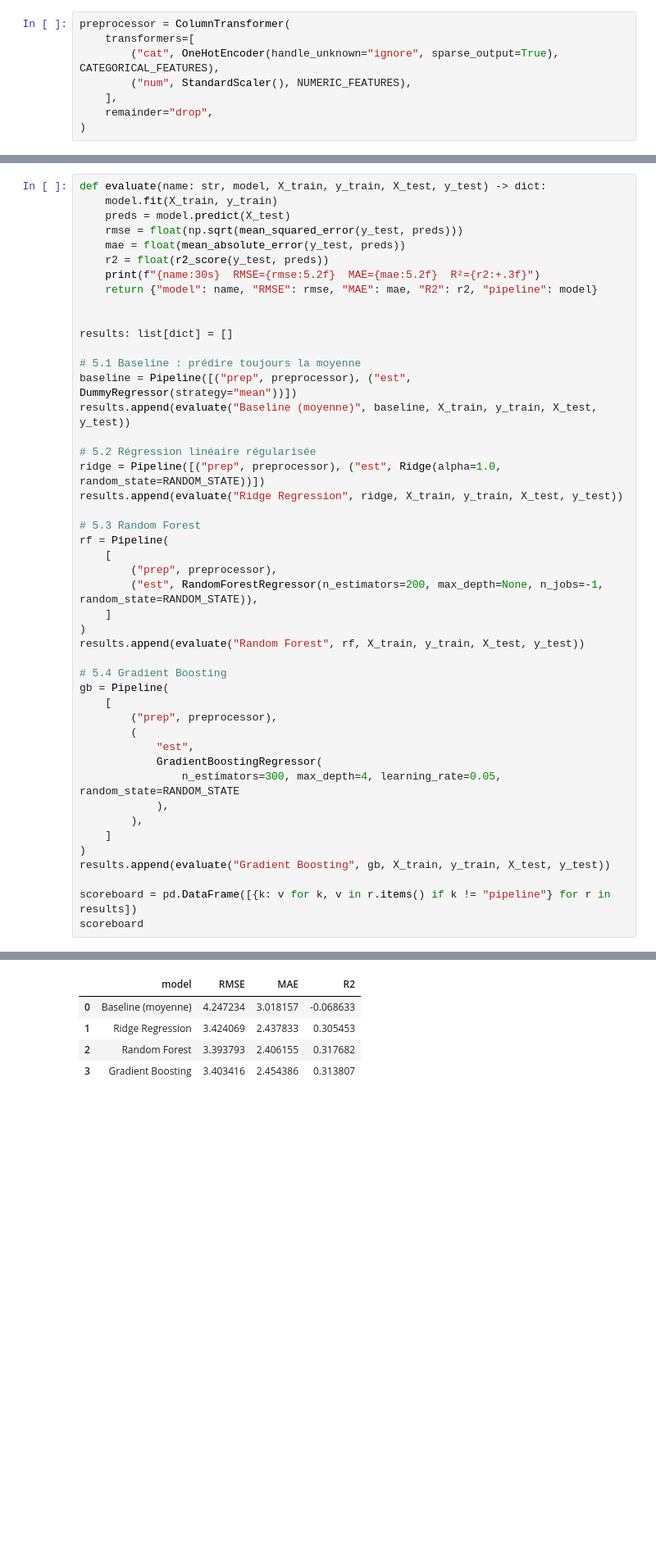
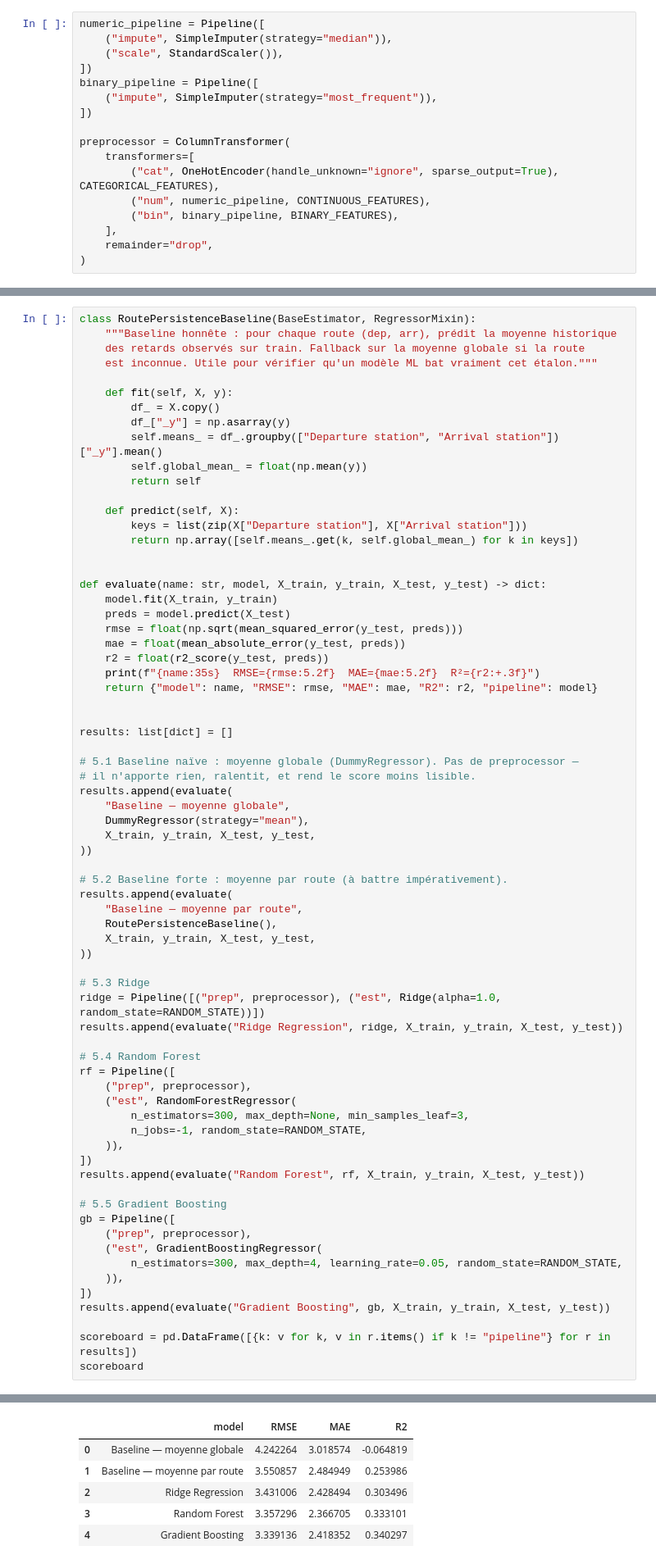
Before and after one commit to nilscam/Epitech-Tardis, a Jupyter notebook: tardis_model.ipynb, the cells around one changed output, grey strips where cells are left out. Shown at 82% size. Drawn from its saved outputs; the diff is of its cells as text; blank space fills up the shorter version.

```diff
--- a/tardis_model.ipynb
+++ b/tardis_model.ipynb
@@ -132,8 +159,17 @@ Cible test  : moyenne 7.02 min, écart-type 4.11 min
 # %%
+numeric_pipeline = Pipeline([
+    ("impute", SimpleImputer(strategy="median")),
+    ("scale", StandardScaler()),
+])
+binary_pipeline = Pipeline([
+    ("impute", SimpleImputer(strategy="most_frequent")),
+])
+
 preprocessor = ColumnTransformer(
     transformers=[
         ("cat", OneHotEncoder(handle_unknown="ignore", sparse_output=True), CATEGORICAL_FEATURES),
-        ("num", StandardScaler(), NUMERIC_FEATURES),
+        ("num", numeric_pipeline, CONTINUOUS_FEATURES),
+        ("bin", binary_pipeline, BINARY_FEATURES),
     ],
     remainder="drop",
 )
@@ -142,45 +178,69 @@ preprocessor = ColumnTransformer(
 # %%
+class RoutePersistenceBaseline(BaseEstimator, RegressorMixin):
+    """Baseline honnête : pour chaque route (dep, arr), prédit la moyenne historique
+    des retards observés sur train. Fallback sur la moyenne globale si la route
+    est inconnue. Utile pour vérifier qu'un modèle ML bat vraiment cet étalon."""
+
+    def fit(self, X, y):
+        df_ = X.copy()
+        df_["_y"] = np.asarray(y)
+        self.means_ = df_.groupby(["Departure station", "Arrival station"])["_y"].mean()
+        self.global_mean_ = float(np.mean(y))
+        return self
+
+    def predict(self, X):
+        keys = list(zip(X["Departure station"], X["Arrival station"]))
+        return np.array([self.means_.get(k, self.global_mean_) for k in keys])
+
+
 def evaluate(name: str, model, X_train, y_train, X_test, y_test) -> dict:
     model.fit(X_train, y_train)
     preds = model.predict(X_test)
     rmse = float(np.sqrt(mean_squared_error(y_test, preds)))
     mae = float(mean_absolute_error(y_test, preds))
     r2 = float(r2_score(y_test, preds))
-    print(f"{name:30s}  RMSE={rmse:5.2f}  MAE={mae:5.2f}  R²={r2:+.3f}")
+    print(f"{name:35s}  RMSE={rmse:5.2f}  MAE={mae:5.2f}  R²={r2:+.3f}")
     return {"model": name, "RMSE": rmse, "MAE": mae, "R2": r2, "pipeline": model}
 
 
 results: list[dict] = []
 
-# 5.1 Baseline : prédire toujours la moyenne
-baseline = Pipeline([("prep", preprocessor), ("est", DummyRegressor(strategy="mean"))])
-results.append(evaluate("Baseline (moyenne)", baseline, X_train, y_train, X_test, y_test))
+# 5.1 Baseline naïve : moyenne globale (DummyRegressor). Pas de preprocessor —
+# il n'apporte rien, ralentit, et rend le score moins lisible.
+results.append(evaluate(
+    "Baseline — moyenne globale",
+    DummyRegressor(strategy="mean"),
+    X_train, y_train, X_test, y_test,
+))
 
-# 5.2 Régression linéaire régularisée
+# 5.2 Baseline forte : moyenne par route (à battre impérativement).
+results.append(evaluate(
+    "Baseline — moyenne par route",
+    RoutePersistenceBaseline(),
+    X_train, y_train, X_test, y_test,
+))
+
+# 5.3 Ridge
 ridge = Pipeline([("prep", preprocessor), ("est", Ridge(alpha=1.0, random_state=RANDOM_STATE))])
 results.append(evaluate("Ridge Regression", ridge, X_train, y_train, X_test, y_test))
 
-# 5.3 Random Forest
-rf = Pipeline(
-    [
-        ("prep", preprocessor),
-        ("est", RandomForestRegressor(n_estimators=200, max_depth=None, n_jobs=-1, random_state=RANDOM_STATE)),
-    ]
-)
+# 5.4 Random Forest
+rf = Pipeline([
+    ("prep", preprocessor),
+    ("est", RandomForestRegressor(
+        n_estimators=300, max_depth=None, min_samples_leaf=3,
+        n_jobs=-1, random_state=RANDOM_STATE,
+    )),
+])
 results.append(evaluate("Random Forest", rf, X_train, y_train, X_test, y_test))
 
-# 5.4 Gradient Boosting
-gb = Pipeline(
-    [
-        ("prep", preprocessor),
-        (
-            "est",
-            GradientBoostingRegressor(
-                n_estimators=300, max_depth=4, learning_rate=0.05, random_state=RANDOM_STATE
-            ),
-        ),
-    ]
-)
+# 5.5 Gradient Boosting
+gb = Pipeline([
+    ("prep", preprocessor),
+    ("est", GradientBoostingRegressor(
+        n_estimators=300, max_depth=4, learning_rate=0.05, random_state=RANDOM_STATE,
+    )),
+])
 results.append(evaluate("Gradient Boosting", gb, X_train, y_train, X_test, y_test))
 
 scoreboard = pd.DataFrame([{k: v for k, v in r.items() if k != "pipeline"} for r in results])
@@ -193,8 +254,9 @@ Gradient Boosting               RMSE= 3.40  MAE= 2.45  R²=+0.314
 |  | model | RMSE | MAE | R2 |
-| 0 | Baseline (moyenne) | 4.247234 | 3.018157 | -0.068633 |
-| 1 | Ridge Regression | 3.424069 | 2.437833 | 0.305453 |
-| 2 | Random Forest | 3.393793 | 2.406155 | 0.317682 |
-| 3 | Gradient Boosting | 3.403416 | 2.454386 | 0.313807 |
+| 0 | Baseline — moyenne globale | 4.242264 | 3.018574 | -0.064819 |
+| 1 | Baseline — moyenne par route | 3.550857 | 2.484949 | 0.253986 |
+| 2 | Ridge Regression | 3.431006 | 2.428494 | 0.303496 |
+| 3 | Random Forest | 3.357296 | 2.366705 | 0.333101 |
+| 4 | Gradient Boosting | 3.339136 | 2.418352 | 0.340297 |
 # %%
 fig, ax = plt.subplots(figsize=(9, 4))
 melted = scoreboard.melt(id_vars="model", value_vars=["RMSE", "MAE"], var_name="Metric", value_name="Value")
```
Also changed, not shown: parts of 23 cells of this notebook, 8 other files.
